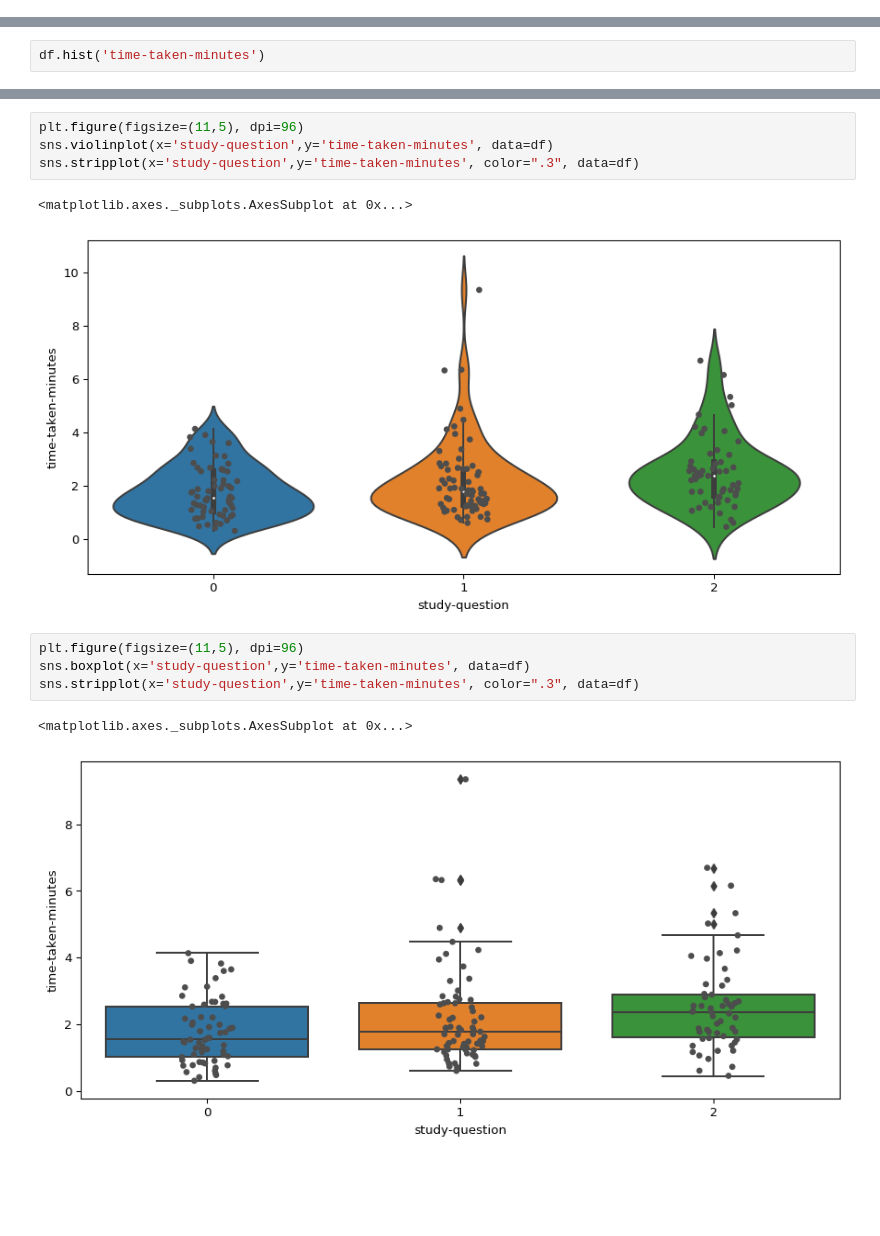
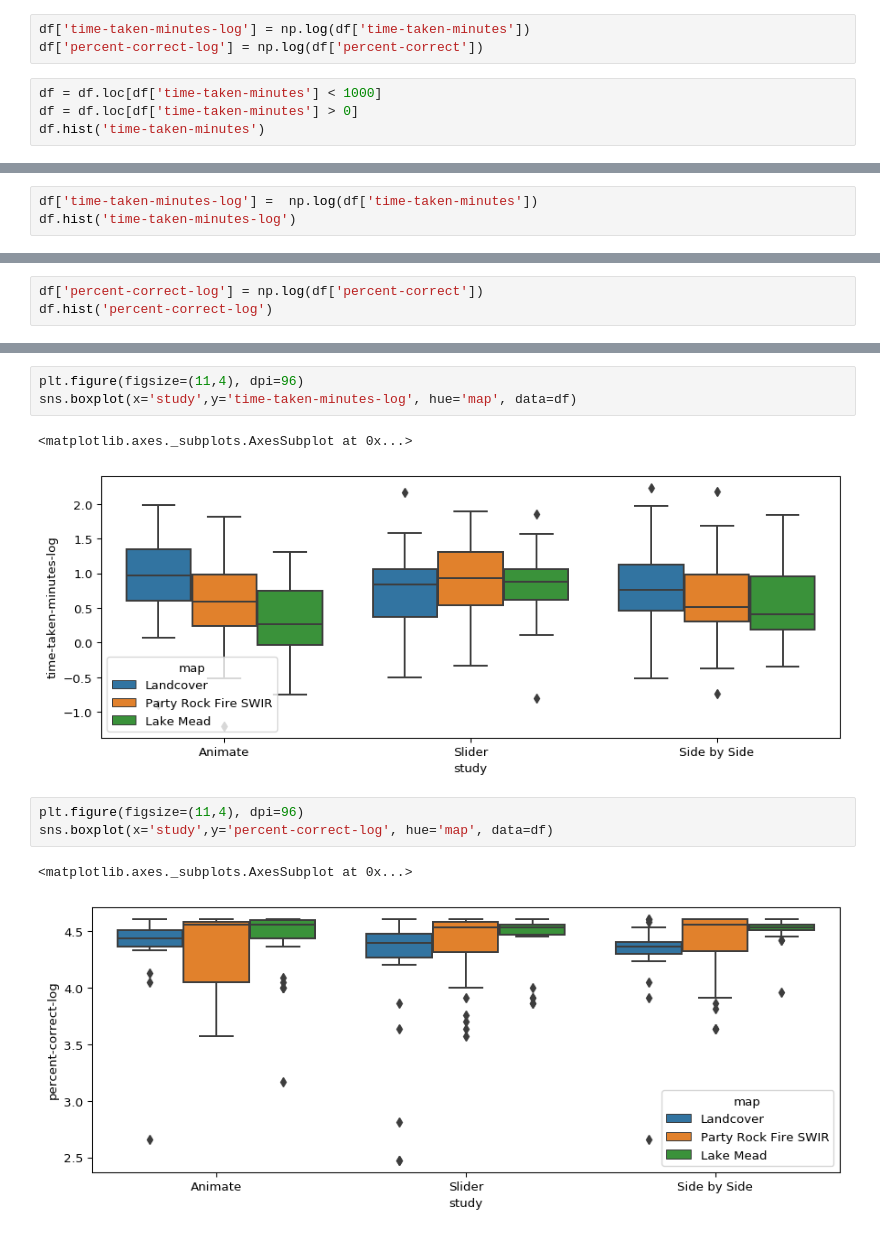
Before and after one commit to daveism/change-research, a Jupyter notebook: notebook/clean-normalized-data-grid-only.ipynb, the cells around one changed output, grey strips where cells are left out. Cells and saved outputs as stored; diff of their text form; blank space fills up the shorter version.

```diff
--- a/notebook/clean-normalized-data-grid-only.ipynb
+++ b/notebook/clean-normalized-data-grid-only.ipynb
@@ -446,0 +452,7 @@ df.to_csv('data/cleaned_normalized_data-gridonly.csv')
+# %%
+df['time-taken-minutes-log'] = np.log(df['time-taken-minutes'])
+df['percent-correct-log'] = np.log(df['percent-correct'])
+# %%
+df = df.loc[df['time-taken-minutes'] < 1000]
+df = df.loc[df['time-taken-minutes'] > 0]
+df.hist('time-taken-minutes')
@@ -447,5 +463,6 @@ df.to_csv('data/cleaned_normalized_data-gridonly.csv')
 # %%
-df.hist('time-taken-minutes')
+df['time-taken-minutes-log'] =  np.log(df['time-taken-minutes'])
+df.hist('time-taken-minutes-log')
 # %% [output]
 array([[<matplotlib.axes._subplots.AxesSubplot object at 0x...>]],
       dtype=object)
@@ -458,0 +476,3 @@ array([[<matplotlib.axes._subplots.AxesSubplot object at 0x...>]],
+# %%
+df['percent-correct-log'] = np.log(df['percent-correct'])
+df.hist('percent-correct-log')
@@ -573,17 +611,15 @@ sns.stripplot(x='study-question',y='percent-correct', color=".3", data=df)
 # %%
-plt.figure(figsize=(11,5), dpi=96)
-sns.violinplot(x='study-question',y='time-taken-minutes', data=df)
-sns.stripplot(x='study-question',y='time-taken-minutes', color=".3", data=df)
+plt.figure(figsize=(11,4), dpi=96)
+sns.boxplot(x='study',y='time-taken-minutes-log', hue='map', data=df)
 # %% [output]
 <matplotlib.axes._subplots.AxesSubplot at 0x...>
-[figure, old version]
+[figure, new version]
 # %%
-plt.figure(figsize=(11,5), dpi=96)
-sns.boxplot(x='study-question',y='time-taken-minutes', data=df)
-sns.stripplot(x='study-question',y='time-taken-minutes', color=".3", data=df)
+plt.figure(figsize=(11,4), dpi=96)
+sns.boxplot(x='study',y='percent-correct-log', hue='map', data=df)
 # %% [output]
 <matplotlib.axes._subplots.AxesSubplot at 0x...>
-[figure, old version]
+[figure, new version]
 # %%
 import researchpy as rp
 import scipy.stats as stats
```
Also changed, not shown: parts of 33 cells of this notebook, 2 other files.
